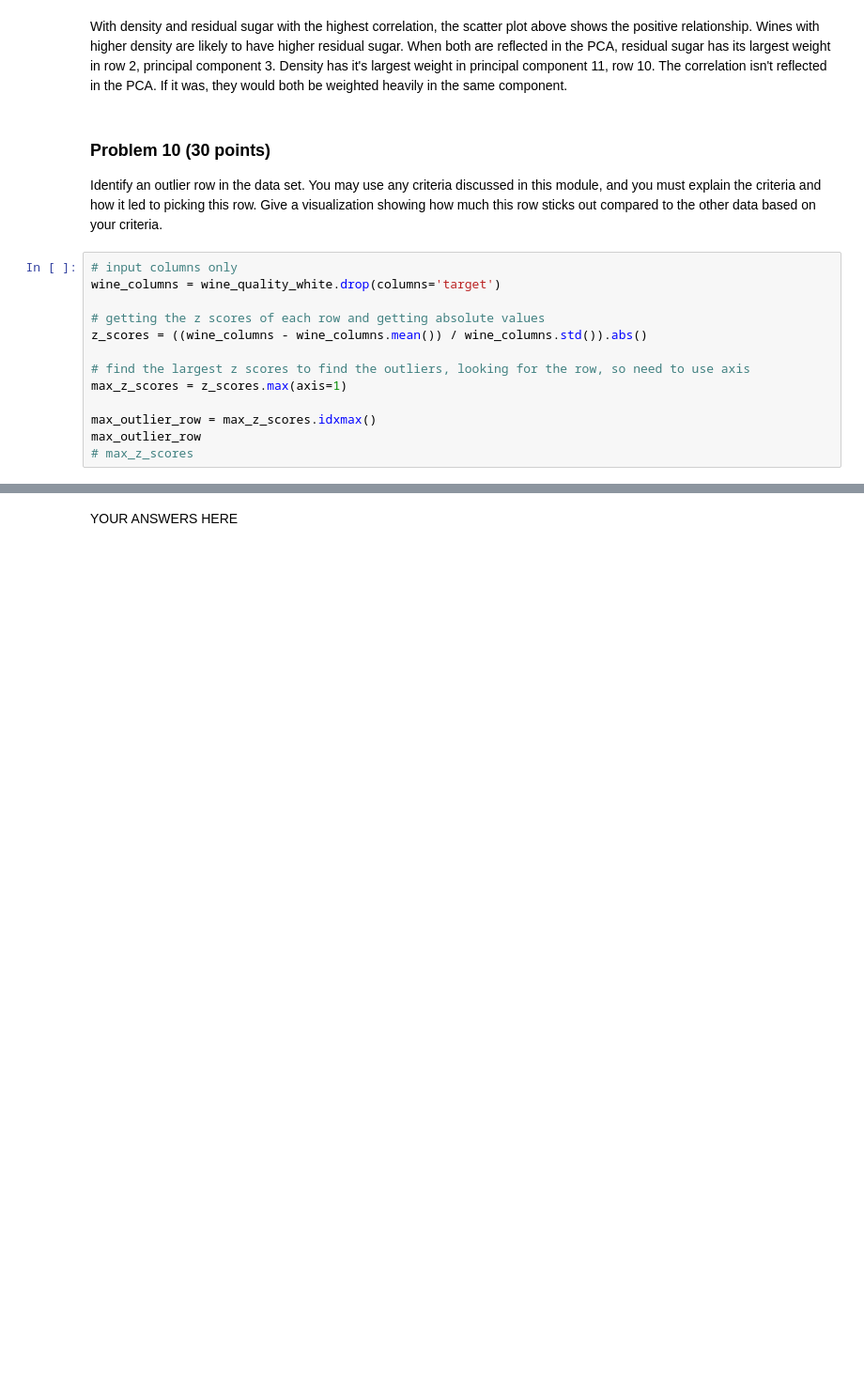
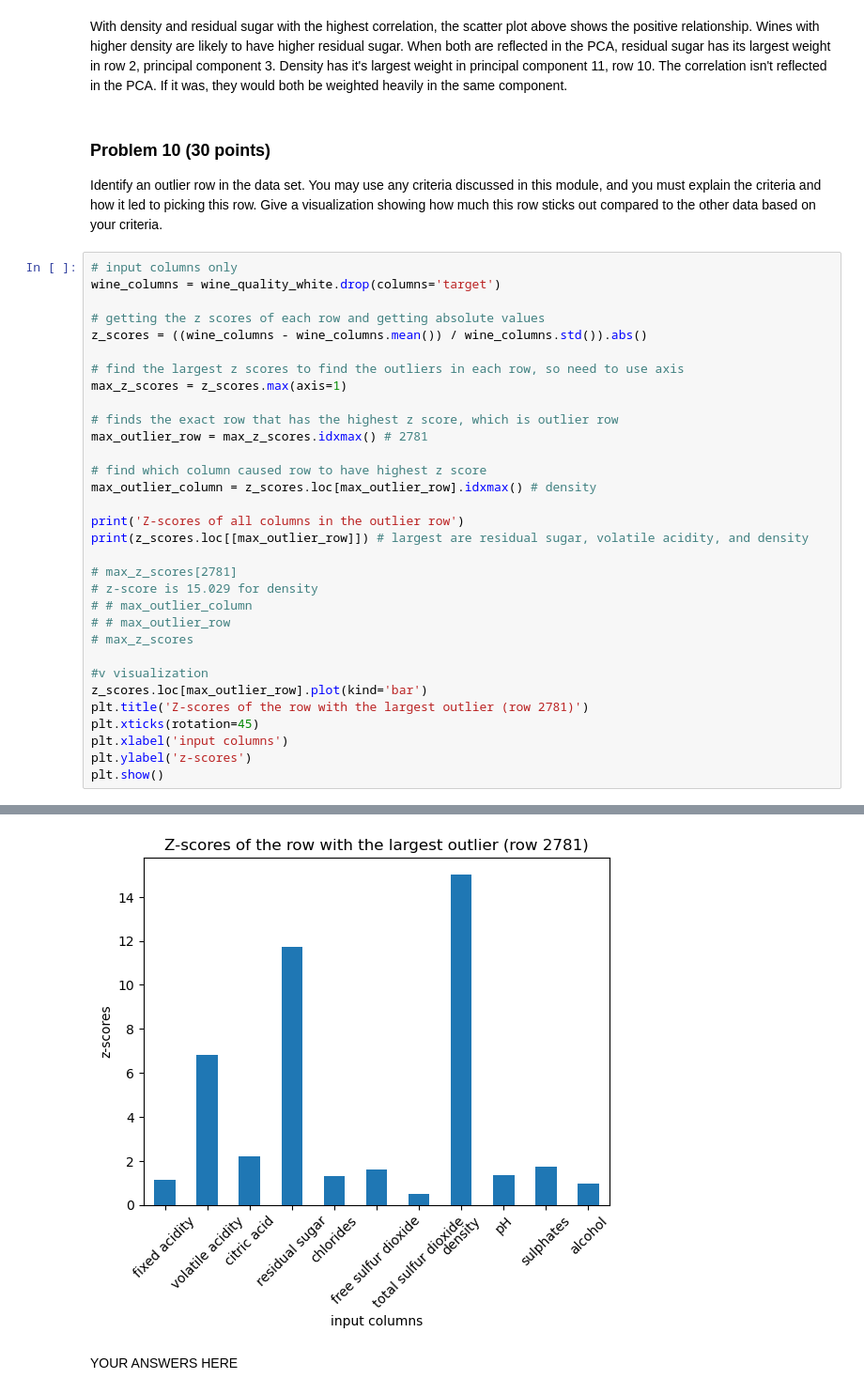
Before and after one commit to keshleem/dx601-final-project, a Jupyter notebook: project.ipynb, the cells around one changed output, grey strips where cells are left out. Shown at 94% size. Saved outputs shown, nothing was run; the diff lists cells and outputs as text; blank space fills up the shorter version.

Commit message:
Problems and graphs completed

```diff
--- a/project.ipynb
+++ b/project.ipynb
@@ -712,10 +712,29 @@ wine_columns = wine_quality_white.drop(columns='target')
 # getting the z scores of each row and getting absolute values
 z_scores = ((wine_columns - wine_columns.mean()) / wine_columns.std()).abs()
 
-# find the largest z scores to find the outliers, looking for the row, so need to use axis
+# find the largest z scores to find the outliers in each row, so need to use axis
 max_z_scores = z_scores.max(axis=1)
 
-max_outlier_row = max_z_scores.idxmax()
-max_outlier_row
+# finds the exact row that has the highest z score, which is outlier row
+max_outlier_row = max_z_scores.idxmax() # 2781
+
+# find which column caused row to have highest z score
+max_outlier_column = z_scores.loc[max_outlier_row].idxmax() # density
+
+print('Z-scores of all columns in the outlier row')
+print(z_scores.loc[[max_outlier_row]]) # largest are residual sugar, volatile acidity, and density
+
+# max_z_scores[2781]
+# z-score is 15.029 for density
+# # max_outlier_column
+# # max_outlier_row
 # max_z_scores
+
+#v visualization
+z_scores.loc[max_outlier_row].plot(kind='bar')
+plt.title('Z-scores of the row with the largest outlier (row 2781)')
+plt.xticks(rotation=45)
+plt.xlabel('input columns')
+plt.ylabel('z-scores')
+plt.show()
 # %% [output]
@@ -723,3 +750,4 @@ max_outlier_row
+[figure, added]
 # %% [markdown]
 YOUR ANSWERS HERE
 # %% [markdown]
```
Also changed, not shown: parts of 1 cell of this notebook.
